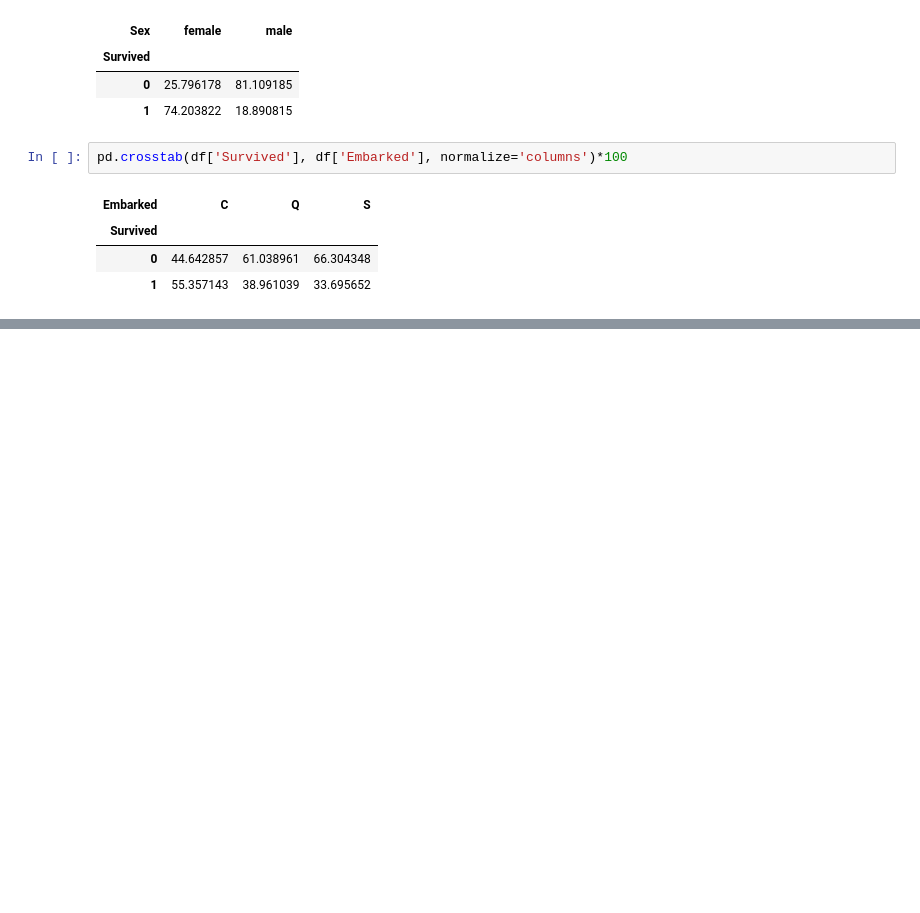
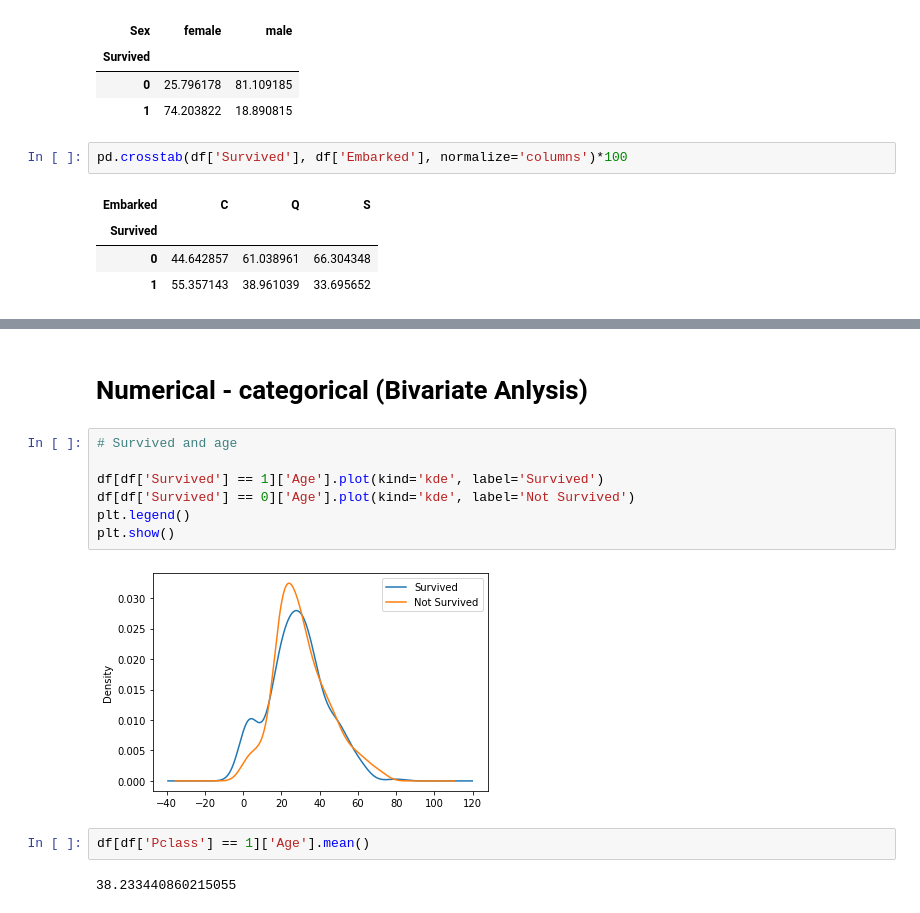
Before and after one commit to AzadMehedi/Explarotary-Data-Analysis-EDA, a Jupyter notebook: Basic_EDA.ipynb, the cells around one changed output, grey strips where cells are left out. Saved outputs shown, nothing was run; the diff lists cells and outputs as text; blank space fills up the shorter version.

```diff
--- a/Basic_EDA.ipynb
+++ b/Basic_EDA.ipynb
@@ -490,0 +511,15 @@ pd.crosstab(df['Survived'], df['Embarked'], normalize='columns')*100
+# %% [markdown]
+# Numerical - categorical (Bivariate Anlysis)
+# %%
+# Survived and age
+
+df[df['Survived'] == 1]['Age'].plot(kind='kde', label='Survived')
+df[df['Survived'] == 0]['Age'].plot(kind='kde', label='Not Survived')
+plt.legend()
+plt.show()
+# %% [output]
+[figure, added]
+# %%
+df[df['Pclass'] == 1]['Age'].mean()
+# %% [output]
+38.233440860215055
```
Also changed, not shown: parts of 49 cells of this notebook.
